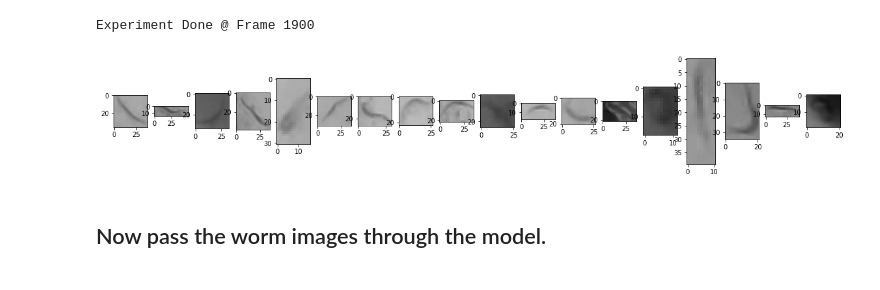
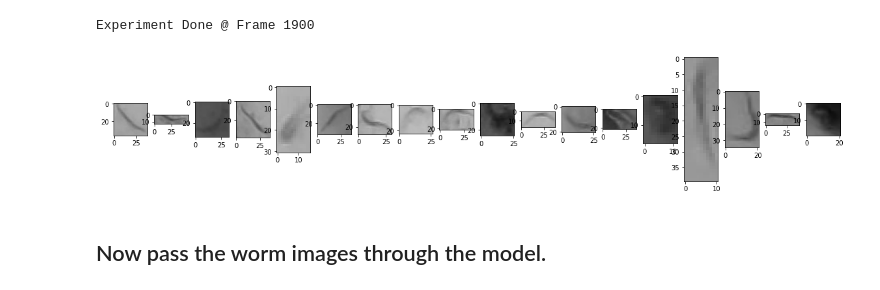
Before and after one commit to paolobif/TOD, a Jupyter notebook: dev_model.ipynb, the cells around one changed output. Cells and saved outputs as stored; diff of their text form; code cells hidden in the pictures.

```diff
--- a/dev_model.ipynb
+++ b/dev_model.ipynb
@@ -19,7 +19,7 @@ import torch.nn as nn
 import torch.nn.functional as F
 import torch.optim as optim
 
-plt.rcParams["figure.figsize"] = (20,3)
+plt.rcParams["figure.figsize"] = (20,5)
 
 %load_ext autoreload
 %autoreload 2
@@ -86,14 +87,14 @@ def display_worms(worms: list[np.ndarray]):
     plt.show(block=True)
 # %%
 worm_ids = np.arange(0, len(viewer.tracked))
-end_worms = viewer.fetch_worms(worm_ids, 1900)
+end_worms = viewer.fetch_worms(worm_ids, 2200)
 new_worms = viewer.fetch_worms(worm_ids, 1600)
 
 
 display_worms(end_worms)
 # plt.imshow(end_worms[0])
 # %% [output]
-[figure, old version]
+[figure, new version]
 # %% [markdown]
 ## Now pass the worm images through the model.
 # %%
```
Also changed, not shown: parts of 13 cells of this notebook, 3 other files.
